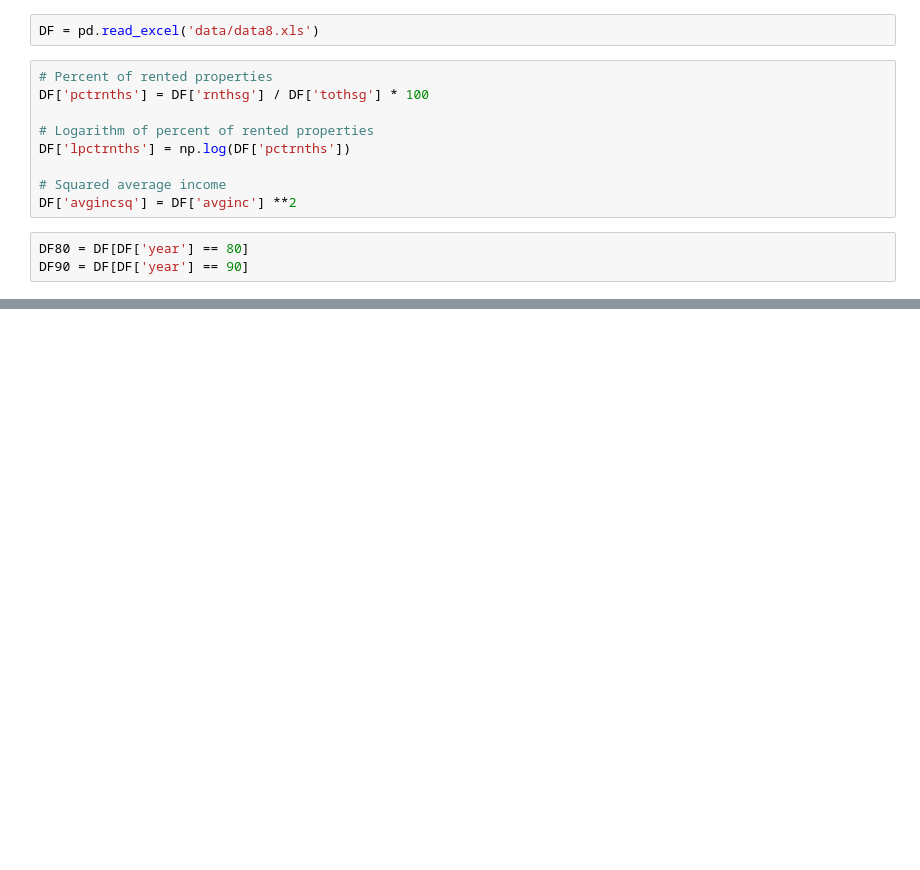
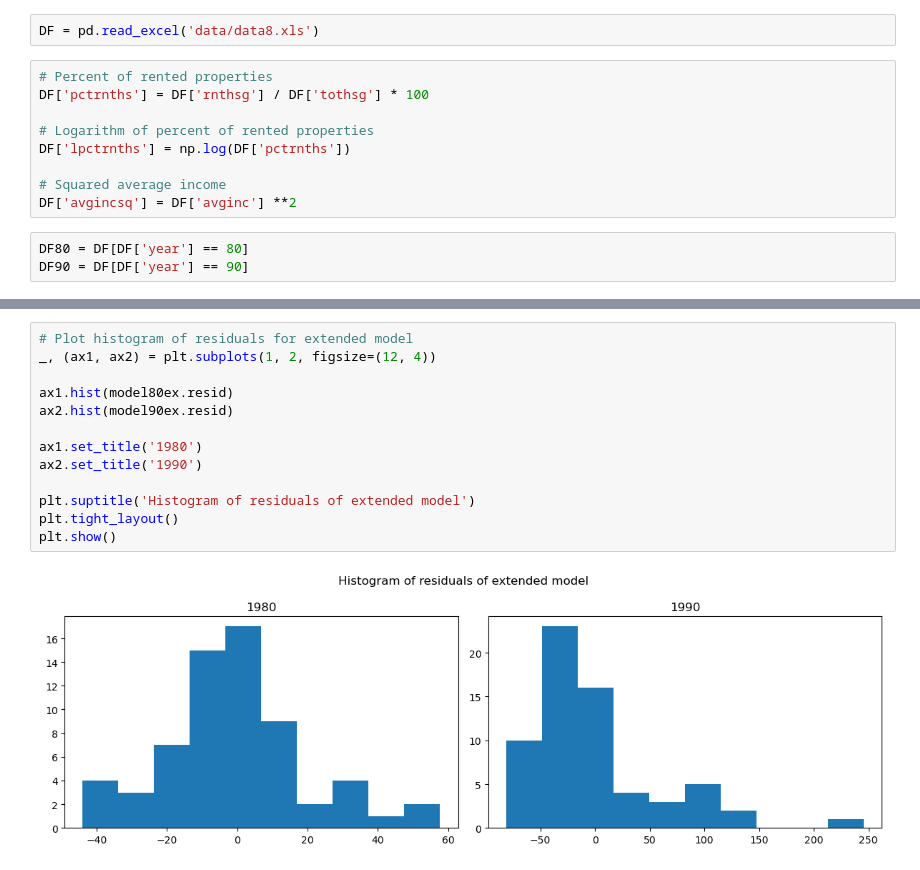
Before and after one commit to nichtemna/data_science_practical, a Jupyter notebook: linear regression.ipynb, the cells around one changed output, grey strips where cells are left out. Drawn from its saved outputs; the diff is of its cells as text; blank space fills up the shorter version.

```diff
--- a/linear regression.ipynb
+++ b/linear regression.ipynb
@@ -192,0 +216,15 @@ plt.show()
+# %%
+# Plot histogram of residuals for extended model
+_, (ax1, ax2) = plt.subplots(1, 2, figsize=(12, 4))
+
+ax1.hist(model80ex.resid)
+ax2.hist(model90ex.resid)
+
+ax1.set_title('1980')
+ax2.set_title('1990')
+
+plt.suptitle('Histogram of residuals of extended model')
+plt.tight_layout()
+plt.show()
+# %% [output]
+[figure, added]
```
Also changed, not shown: parts of 31 cells of this notebook.
